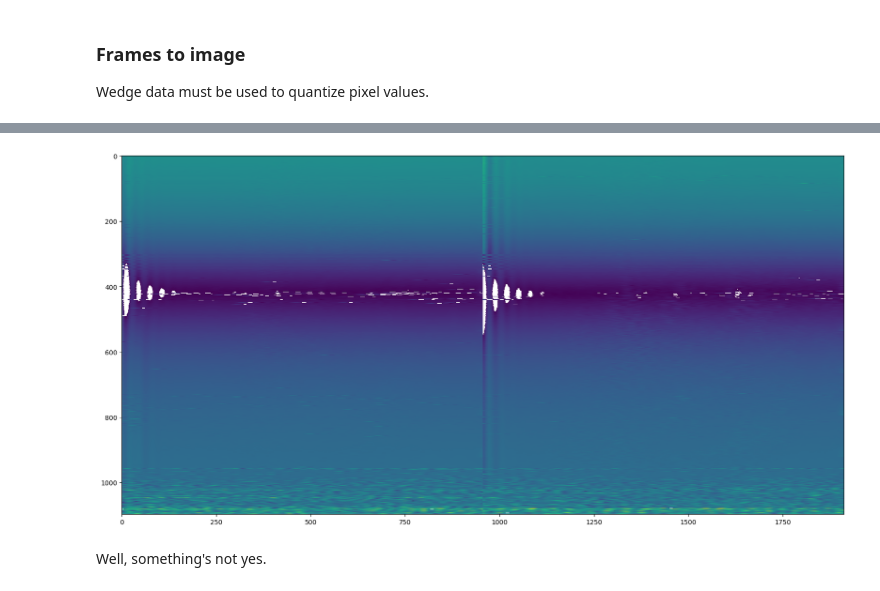
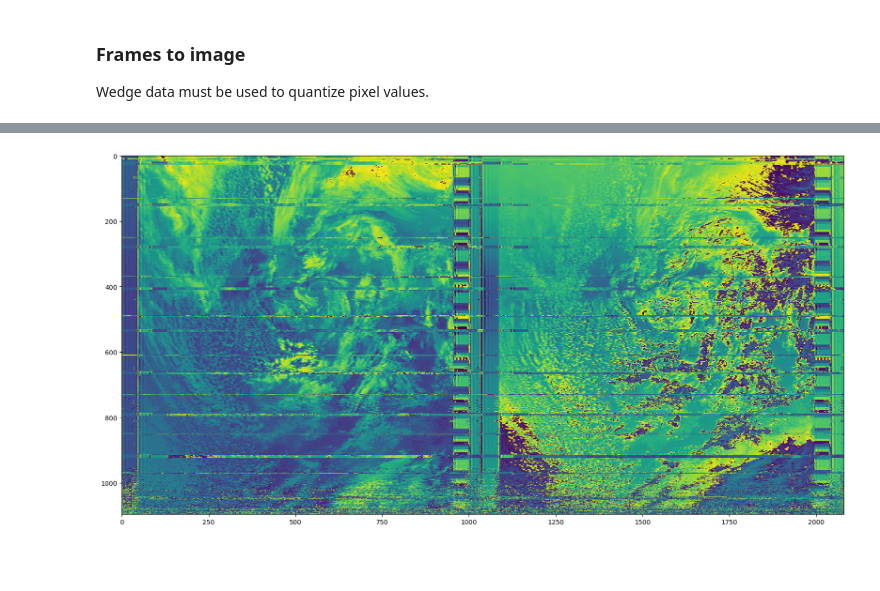
Before and after one commit to enthyp/SDR, a Jupyter notebook: NOAA.ipynb, the cells around one changed output, grey strips where cells are left out. Saved outputs shown, nothing was run; the diff lists cells and outputs as text; code cells hidden in the pictures; blank space fills up the shorter version.

Commit message:
FUCK. YEAH. Got the picture!
Error was that input file was changed and sample rate was lower, but the signal was still decimated 16x which threw away pretty much all information.

```diff
--- a/NOAA.ipynb
+++ b/NOAA.ipynb
@@ -49,8 +50,8 @@ welch(apt_signal, sample_rate)
 # %% [output]
 [figure]
 # %%
-sample_rate_dec = int(sample_rate / 16)
+sample_rate_dec = int(sample_rate / 5)
 print(f'Sample rate after decimation: {sample_rate_dec} samples/sec')
-apt_signal_dec = decimate(apt_signal, 16)
+apt_signal_dec = decimate(apt_signal, 5)
 welch(apt_signal_dec, sample_rate_dec)
 # %% [output]
@@ -77,7 +78,7 @@ plot_signals([apt_signal_dec], start=0, width=int(5000 * samples_per_symbol))
 There are multiple methods. Let's try with square law demodulation first.
 # %%
 def am_demod_square(samples, f_modulation, sample_rate):
-    return 2 * np.sqrt(lowpass(samples ** 2, sample_rate, 2 * f_modulation))
+    return 256 * (2 * np.sqrt(lowpass(samples ** 2, sample_rate, 2 * f_modulation)))
 
 
 def am_demod_fast(samples, f_carrier, sample_rate):
@@ -162,10 +163,12 @@ A full APT frame is 128 lines. Also, [this source](https://sourceforge.isae.fr/p
 # %%
 @dataclass
 class LineData:
+    sync_a: np.ndarray[np.byte]
     space_a: np.ndarray[np.byte]
     image_a: np.ndarray[np.byte]
     telemetry_a: np.ndarray[np.byte]
 
+    sync_b: np.ndarray[np.byte]
     space_b: np.ndarray[np.byte]
     image_b: np.ndarray[np.byte]
     telemetry_b: np.ndarray[np.byte]
@@ -193,9 +196,9 @@ def decode_line(data, start_idx, samples_per_symbol):
 
     # skip sync
     try:
-        _, space_a, image_a, telemetry_a = get_chunk(39), get_chunk(47), get_chunk(909), get_chunk(45)
-        _, space_b, image_b, telemetry_b = get_chunk(39), get_chunk(47), get_chunk(909), get_chunk(45)
-        return LineData(space_a, image_a, telemetry_a, space_b, image_b, telemetry_b)
+        sync_a, space_a, image_a, telemetry_a = get_chunk(39), get_chunk(47), get_chunk(909), get_chunk(45)
+        sync_b, space_b, image_b, telemetry_b = get_chunk(39), get_chunk(47), get_chunk(909), get_chunk(45)
+        return LineData(sync_a, space_a, image_a, telemetry_a, sync_b, space_b, image_b, telemetry_b)
     except LineIncompleteError:
         return None
 # %%
@@ -229,14 +219,15 @@ array([0.64451594, 0.63499474, 0.62778944, 0.62295946, 0.62047025,
 # %%
 def display_frames_image(frame_lines):
     # TODO: use wedges to quantize
-    image = np.stack([np.concatenate([line.space_a, line.image_a, line.space_b, line.image_b]) for line in frame_lines])
+    image = np.vstack([np.concatenate([
+        line.sync_a, line.space_a, line.image_a, line.telemetry_a, line.sync_b, line.space_b, line.image_b, line.telemetry_b
+    ]) for line in frame_lines]).astype('uint8')
+
     plt.figure(figsize = (20,10))
     plt.imshow(image, interpolation='nearest', aspect='auto')
     plt.show()
 
 
 display_frames_image(partial_frame_lines)
 # %% [output]
-[figure, old version]
+[figure, new version]
-# %% [markdown]
-Well, something's not yes.
```
Also changed, not shown: parts of 10 cells of this notebook.
